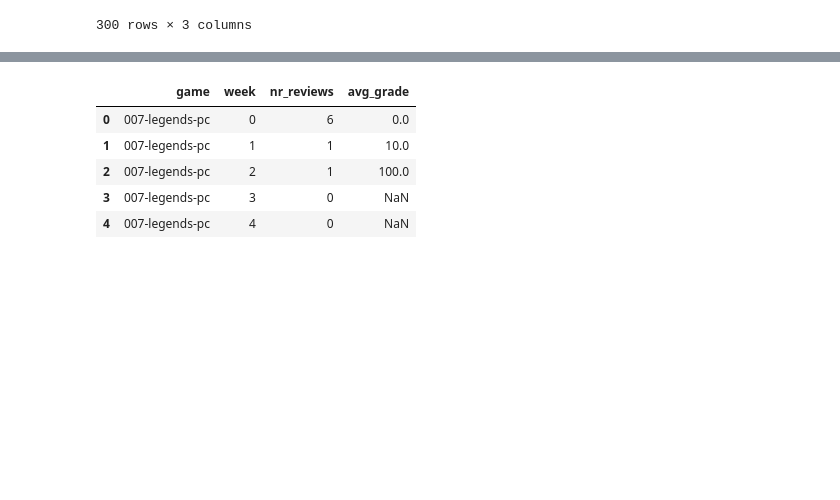
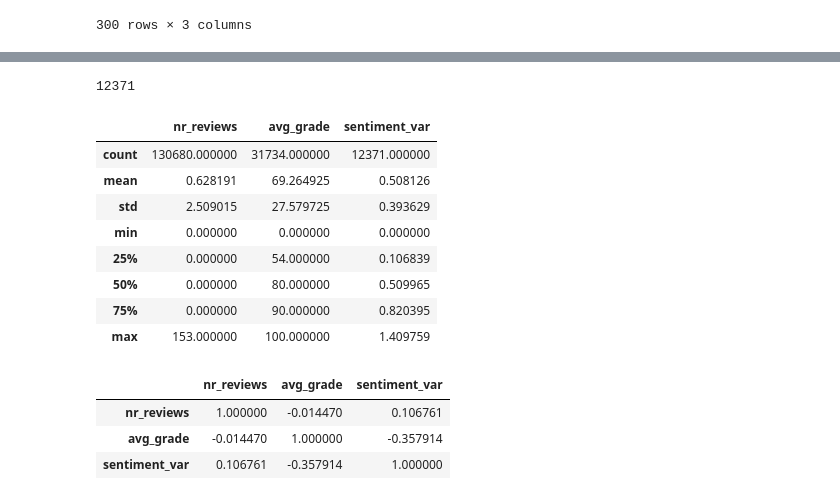
Before and after one commit to Wolfpack-Inc/stategy-business-models, a Jupyter notebook: weeks-volume-reviews.ipynb, the cells around one changed output, grey strips where cells are left out. Saved outputs shown, nothing was run; the diff lists cells and outputs as text; code cells hidden in the pictures; blank space fills up the shorter version.

```diff
--- a/weeks-volume-reviews.ipynb
+++ b/weeks-volume-reviews.ipynb
@@ -203,2 +259,6 @@ user_reviews.head()
+# %%
+len(user_reviews[user_reviews['sentiment_var'].notnull()])
+# %% [output]
+12371
 # %%
 user_reviews.to_pickle('user_reviews.pkl')
@@ -211,9 +265,14 @@ user_reviews.rename(columns = {'grade': 'avg_grade'}, inplace=True)
+# %%
+user_reviews = pd.read_pickle('user_reviews.pkl')
 # %%
-user_reviews.head()
+user_reviews.describe()
 # %% [output]
-|  | game | week | nr_reviews | avg_grade |
-| 0 | 007-legends-pc | 0 | 6 | 0.0 |
-| 1 | 007-legends-pc | 1 | 1 | 10.0 |
-| 2 | 007-legends-pc | 2 | 1 | 100.0 |
-| 3 | 007-legends-pc | 3 | 0 | NaN |
-| 4 | 007-legends-pc | 4 | 0 | NaN |
+|  | nr_reviews | avg_grade | sentiment_var |
+| count | 130680.000000 | 31734.000000 | 12371.000000 |
+| mean | 0.628191 | 69.264925 | 0.508126 |
+| std | 2.509015 | 27.579725 | 0.393629 |
+| min | 0.000000 | 0.000000 | 0.000000 |
+| 25% | 0.000000 | 54.000000 | 0.106839 |
+| 50% | 0.000000 | 80.000000 | 0.509965 |
+| 75% | 0.000000 | 90.000000 | 0.820395 |
+| max | 153.000000 | 100.000000 | 1.409759 |
@@ -222,3 +279,10 @@ user_reviews['week_2'] = user_reviews['week']
+# %%
+user_reviews.corr()
+# %% [output]
+|  | nr_reviews | avg_grade | sentiment_var |
+| nr_reviews | 1.000000 | -0.014470 | 0.106761 |
+| avg_grade | -0.014470 | 1.000000 | -0.357914 |
+| sentiment_var | 0.106761 | -0.357914 | 1.000000 |
 # %%
 from linearmodels.panel import PanelOLS
 import statsmodels.api as sm
```
Also changed, not shown: parts of 18 cells of this notebook, 1 other file.
